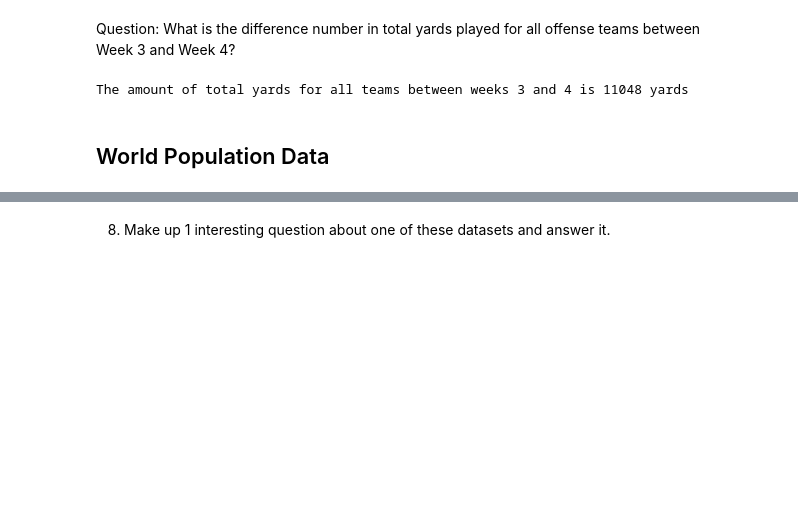
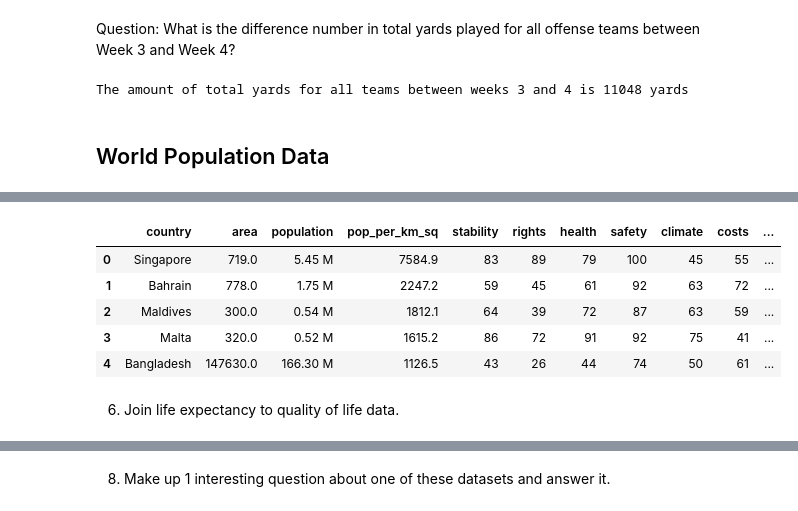
Before and after one commit to PHarris2002/cis277-fa22-Lab4, a Jupyter notebook: Lab4.ipynb, the cells around one changed output, grey strips where cells are left out. Drawn from its saved outputs; the diff is of its cells as text; code cells hidden in the pictures; blank space fills up the shorter version.

```diff
--- a/Lab4.ipynb
+++ b/Lab4.ipynb
@@ -122,0 +157,3 @@ The amount of total yards for all teams between weeks 3 and 4 is 11048 yards
+# %%
+population_density_df = pd.read_csv("population_density.csv")
+quality_of_life_df = pd.read_csv("quality_of_life.csv")
@@ -122,0 +176,13 @@ The amount of total yards for all teams between weeks 3 and 4 is 11048 yards
+# %%
+pd_qol_combined_df = population_density_df.merge(quality_of_life_df)
+
+pd_qol_combined_df.head()
+# %% [output]
+|  | country | area | population | pop_per_km_sq | stability | rights | health | safety | climate | costs | ... |
+| 0 | Singapore | 719.0 | 5.45 M | 7584.9 | 83 | 89 | 79 | 100 | 45 | 55 | ... |
+| 1 | Bahrain | 778.0 | 1.75 M | 2247.2 | 59 | 45 | 61 | 92 | 63 | 72 | ... |
+| 2 | Maldives | 300.0 | 0.54 M | 1812.1 | 64 | 39 | 72 | 87 | 63 | 59 | ... |
+| 3 | Malta | 320.0 | 0.52 M | 1615.2 | 86 | 72 | 91 | 92 | 75 | 41 | ... |
+| 4 | Bangladesh | 147630.0 | 166.30 M | 1126.5 | 43 | 26 | 44 | 74 | 50 | 61 | ... |
+# %% [markdown]
+6. Join life expectancy to quality of life data.
```
Also changed, not shown: parts of 19 cells of this notebook.
